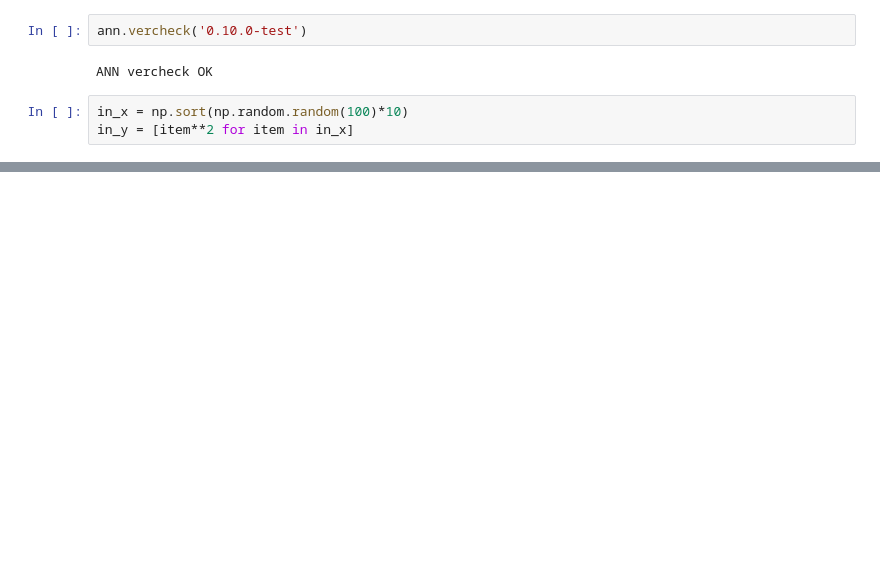
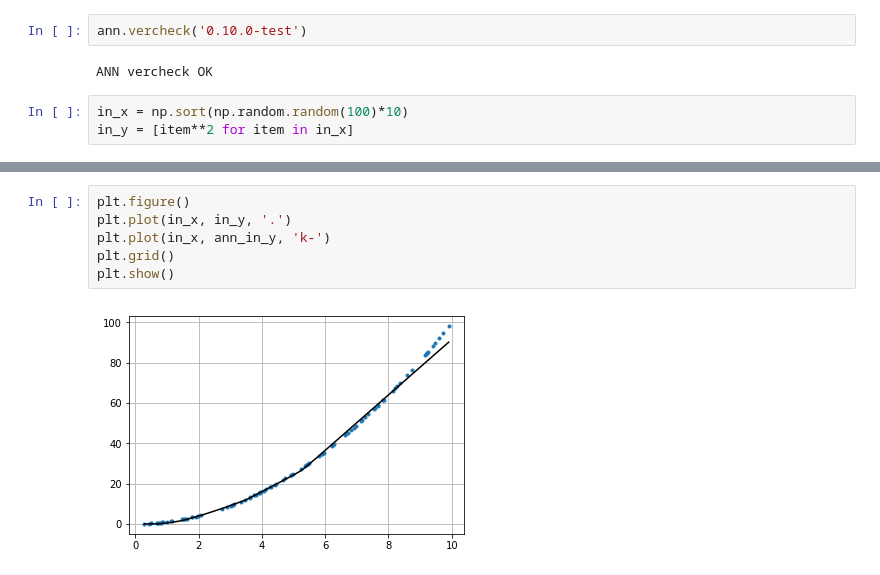
Before and after one commit to ateplovoz/ANN, a Jupyter notebook: ANN_testbook.ipynb, the cells around one changed output, grey strips where cells are left out. Drawn from its saved outputs; the diff is of its cells as text; blank space fills up the shorter version.

```diff
--- a/ANN_testbook.ipynb
+++ b/ANN_testbook.ipynb
@@ -61,0 +64,8 @@ ann3.forward([0])
+# %%
+plt.figure()
+plt.plot(in_x, in_y, '.')
+plt.plot(in_x, ann_in_y, 'k-')
+plt.grid()
+plt.show()
+# %% [output]
+[figure, added]
```
Also changed, not shown: parts of 7 cells of this notebook, 2 other files.
